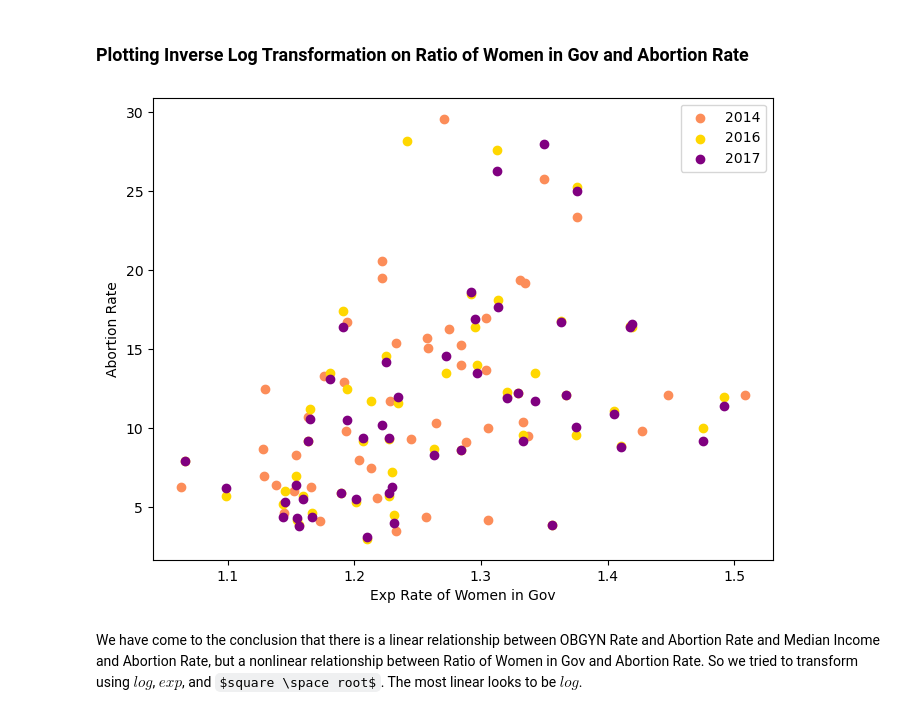
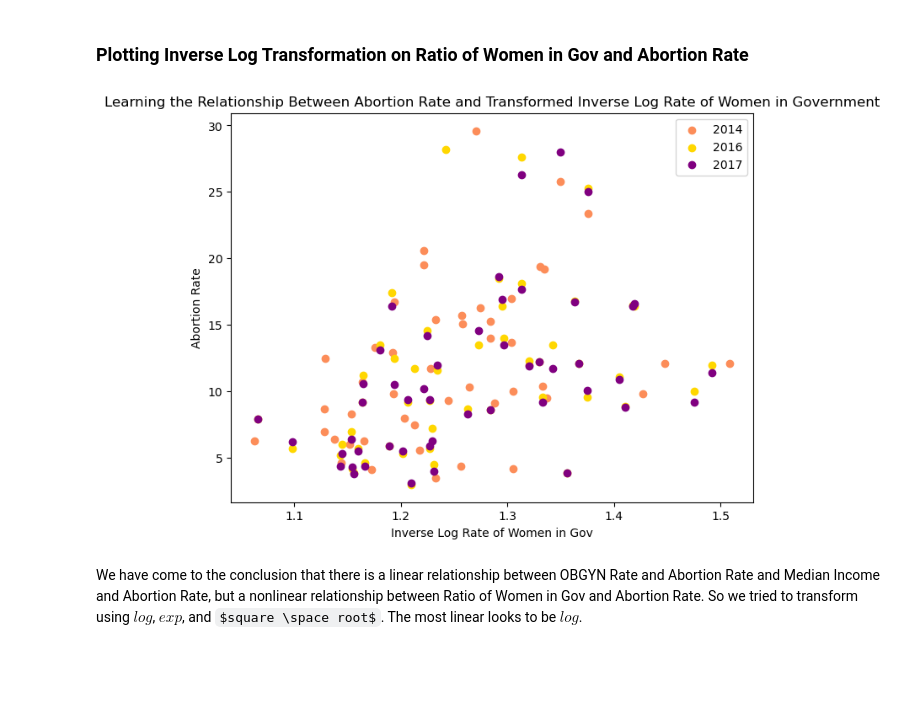
Before and after one commit to COGS108/Group070_WI24, a Jupyter notebook: FinalProject_Group070_WI24.ipynb, the cells around one changed output. Drawn from its saved outputs; the diff is of its cells as text; code cells hidden in the pictures; some formulas as TeX source; blank space fills up the shorter version.

```diff
--- a/FinalProject_Group070_WI24.ipynb
+++ b/FinalProject_Group070_WI24.ipynb
@@ -614,18 +623,19 @@ df['Exp Rate of Women in Gov 2017'] = df['Rate of Women in Gov 2017'].apply(lamb
 # %%
 plt.figure(figsize=(8, 6))
 
 # Plot Ratio of Women in Gov and Abortion Rate
 plt.scatter(df['Exp Rate of Women in Gov 2014'], df["Rate 2014"], color='#fc8d59', label='2014')
 plt.scatter(df['Exp Rate of Women in Gov 2016'], df["Rate 2016"], color='gold', label='2016')
 plt.scatter(df['Exp Rate of Women in Gov 2017'], df["Rate 2017"], color='purple', label='2017')
-plt.xlabel('Exp Rate of Women in Gov')
+plt.xlabel('Inverse Log Rate of Women in Gov')
 plt.ylabel('Abortion Rate')
+plt.title("Learning the Relationship Between Abortion Rate and Transformed Inverse Log Rate of Women in Government")
 plt.legend()
 plt.show()
 
 # Looks less linear than using log
 # %% [output]
-[figure, old version]
+[figure, new version]
 # %% [markdown]
 We have come to the conclusion that there is a linear relationship between OBGYN Rate and Abortion Rate and Median Income and Abortion Rate, but a nonlinear relationship between Ratio of Women in Gov and Abortion Rate. So we tried to transform using $log$, $exp$, and $square \space root$. The most linear looks to be $log$.
 # %% [markdown]
```
Also changed, not shown: parts of 15 cells of this notebook.
